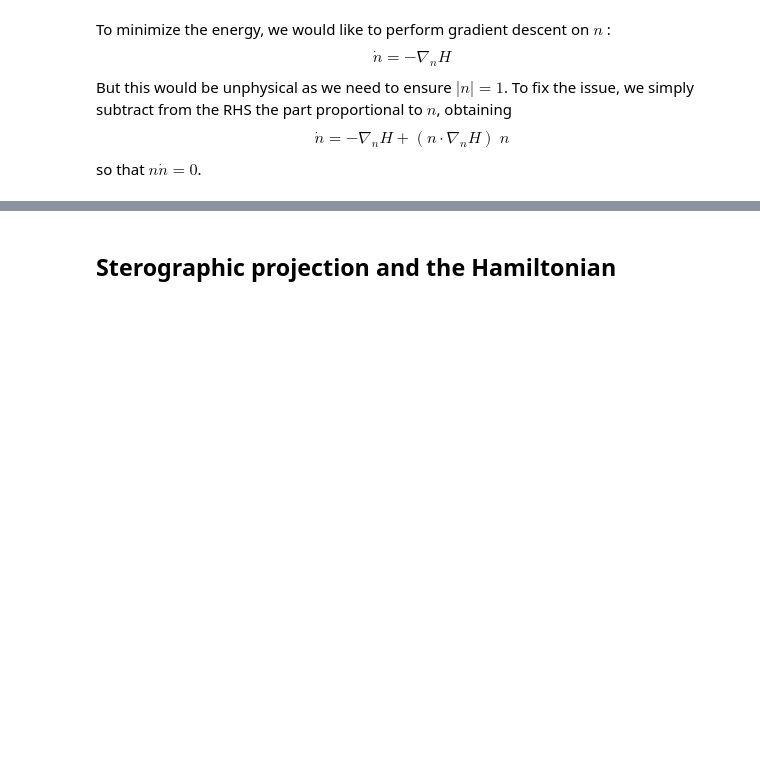
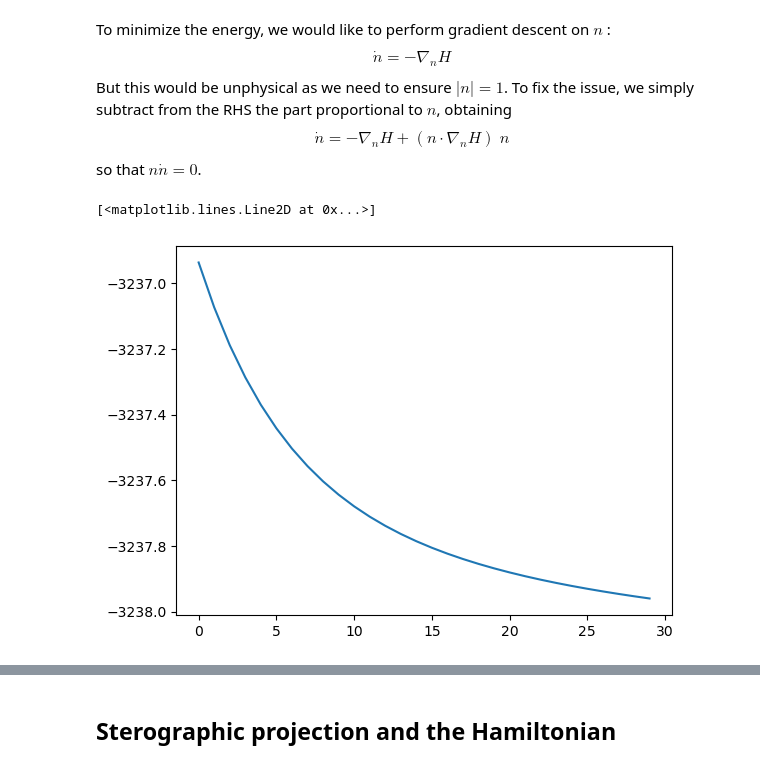
Before and after one commit to jan-chelmecki/skyrmion-tunnelling, a Jupyter notebook: instanton.ipynb, the cells around one changed output, grey strips where cells are left out. Cells and saved outputs as stored; diff of their text form; code cells hidden in the pictures; blank space fills up the shorter version.

Commit message:
relaxation energy minimizing

```diff
--- a/instanton.ipynb
+++ b/instanton.ipynb
@@ -104,9 +104,53 @@ def relax(n_init, nx, ny, J1, J2, J3, B):
     RK4 for dn/dt = F(n)
     """
     def F(n,nx,ny,J1,J2,J3,B):
-        g = np.zeros_like(n)
+        g = np.zeros_like(n) # MINUS the gradient of H
         for i in range(nx):
             for j in range(ny):
+                #external field
+                g[2,i,j] += B
+                for (k,l) in [(i+1,j),(i,j+1)]:
+                    k = k%nx; l = j%ny; # periodic BCs
+                    g[:,i,j] += J1* n[:,k,l]
+                    g[:,k,l] += J1* n[:,i,j]
+
+                for (k,l) in [(i+1,j+1),(i+1,j-1)]:
+                    k = k%nx; l = j%ny; # periodic BCs
+                    g[:,i,j] += J2* n[:,k,l]
+                    g[:,k,l] += J2* n[:,i,j]
+
+                for (k,l) in [(i+2,j),(i,j+2)]:
+                    k = k%nx; l = j%ny; # periodic BCs
+                    g[:,i,j] += J3* n[:,k,l]
+                    g[:,k,l] += J3* n[:,i,j]
+            #end
+        #end
+        for i in range(nx):
+            for j in range(ny):
+                gn = n[0,i,j]*g[0,i,j] + n[1,i,j]*g[1,i,j] + n[2,i,j]*g[2,i,j]
+                g[:,i,j] = g[:,i,j] - gn*n[:,i,j]
+        return g
+    #endfunction
+
+    dt = 0.05
+    F(n_init, nx,ny,J1, J2,J3,B)
+
+    n_arr = np.zeros((30, 3, nx, ny))
+    n = np.zeros_like(n_init)
+    n = n_init
+    for i in range(30):
+        n_arr[i,:,:,:] = n
+        k1 = F(n, nx, ny, J1, J2, J3, B)
+        n += k1*dt
+    return n_arr
 
 
 #end
+n_init = skyrmion_ansatz(3.2,nx,ny)
+n_arr = relax(n_init, nx, ny, J1, J2, J3, B)
+# %%
+H_vals = [H_vect(n_arr[i,:,:,:],J1,J2,J3,B) for i in range(30)]
+plt.plot(H_vals)
+# %% [output]
+[<matplotlib.lines.Line2D at 0x...>]
+[figure, added]
```
Also changed, not shown: parts of 2 cells of this notebook.
